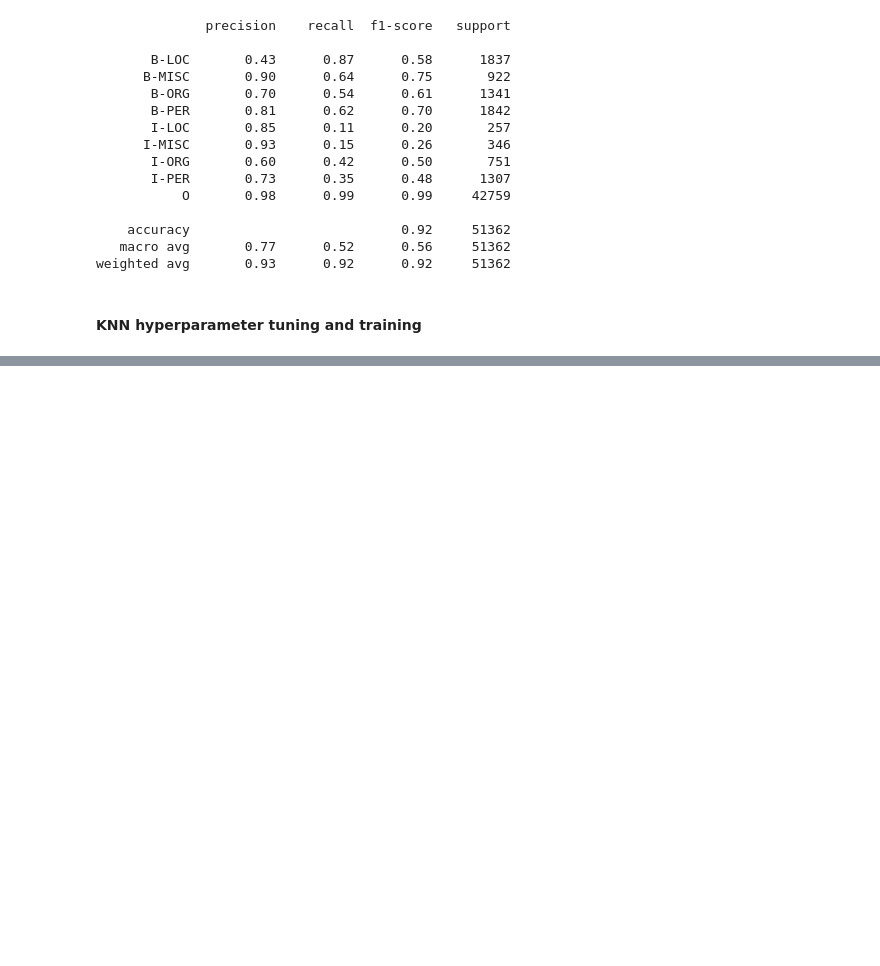
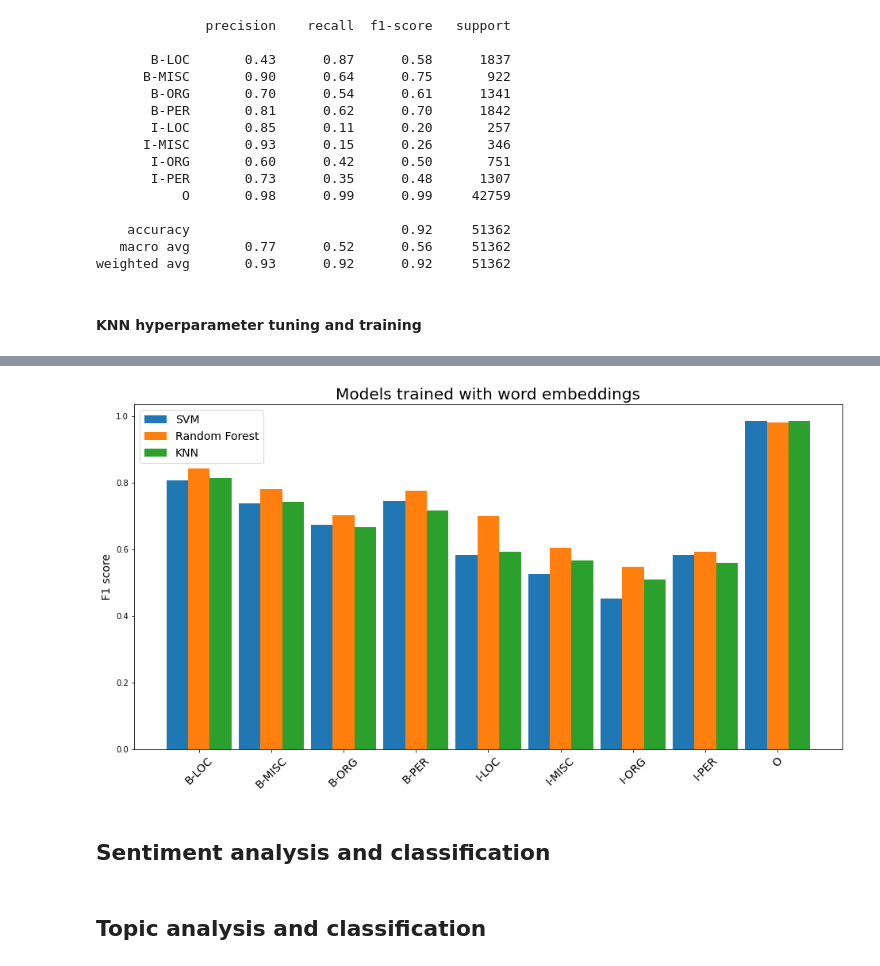
Before and after one commit to ChackMociute/Text-mining, a Jupyter notebook: Ass5/Project.ipynb, the cells around one changed output, grey strips where cells are left out. Drawn from its saved outputs; the diff is of its cells as text; code cells hidden in the pictures; blank space fills up the shorter version.

```diff
--- a/Ass5/Project.ipynb
+++ b/Ass5/Project.ipynb
@@ -164,0 +175,5 @@ weighted avg       0.93      0.94      0.93     51362
+# %%
+knn_we = KNeighborsClassifier()
+knn_we.fit(train, ner_train['label'].values)
+knn_we_pred = knn_we.predict(val)
+print(classification_report(ner_val['label'].values, knn_we_pred))
@@ -164,0 +198,13 @@ weighted avg       0.93      0.94      0.93     51362
+# %%
+rf_we = GridSearchCV(RandomForestClassifier(),
+                     {'n_estimators': np.arange(50, 151, 25), 'max_depth': [5, 10, 15, None]},
+                     scoring='f1_macro',
+                     n_jobs=-1)
+rf_we.fit(train, ner_train['label'].values)
+rf_we_pred = knn_we.predict(val)
+print(classification_report(ner_val['label'].values, rf_we_pred))
+# %%
+rf_we = RandomForestClassifier()
+rf_we.fit(train, ner_train['label'].values)
+rf_we_pred = rf_we.predict(val)
+print(classification_report(ner_val['label'].values, rf_we_pred))
@@ -164,0 +243,17 @@ weighted avg       0.93      0.94      0.93     51362
+# %%
+plt.figure(figsize=(16, 8))
+plt.bar(x - 0.3, height=f1_score(ner_val['label'], svm_we_pred, average=None), width=0.3, label='SVM')
+plt.bar(x, height=f1_score(ner_val['label'], rf_we_pred, average=None), width=0.3, label='Random Forest')
+plt.bar(x + 0.3, height=f1_score(ner_val['label'], knn_we_pred, average=None), width=0.3, label='KNN')
+plt.title('Models trained with word embeddings', fontsize=20)
+plt.xticks(x, labels=sorted(ner_train.label.unique()), rotation=45, fontsize=14)
+plt.ylabel('F1 score', fontsize=14)
+plt.legend(fontsize=14)
+plt.savefig('Plots/WE models.png')
+plt.show()
+# %% [output]
+[figure, added]
+# %% [markdown]
+## Sentiment analysis and classification
+# %% [markdown]
+## Topic analysis and classification
```
Also changed, not shown: parts of 18 cells of this notebook, 3 other files.
